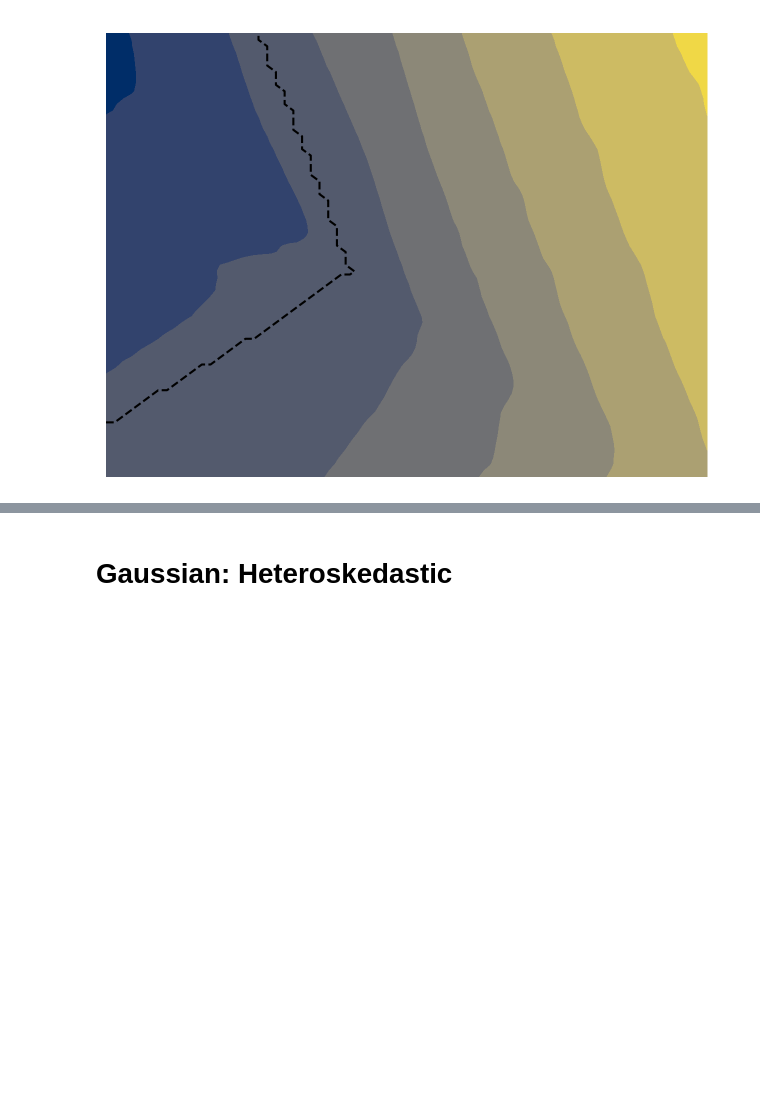
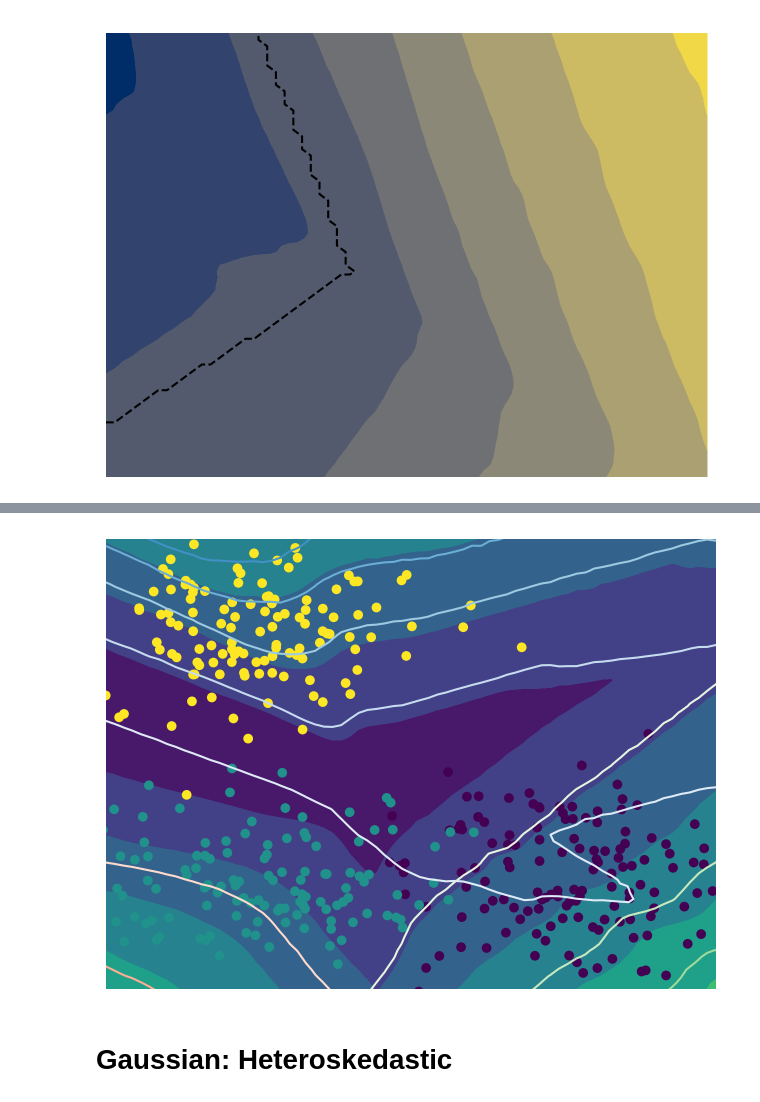
Before and after one commit to gerdm/bayes, a Jupyter notebook: exponential-families-ekf.ipynb, the cells around one changed output, grey strips where cells are left out. Drawn from its saved outputs; the diff is of its cells as text; code cells hidden in the pictures; blank space fills up the shorter version.

```diff
--- a/exponential-families-ekf.ipynb
+++ b/exponential-families-ekf.ipynb
@@ -122,0 +159,21 @@ MovieWriter ffmpeg unavailable; using Pillow instead.
+# %%
+ycat = y.argmax(axis=0).astype(float)
+# %%
+def log_partition(eta):
+    return jnp.log1p(jnp.exp(eta).sum())
+
+def suff_stat(y):
+    return y
+
+agent = ekf.ExpfamExtendedKalmanFilter(
+    model.apply,
+    log_partition,
+    suff_stat,
+    dynamics_covariance=0.0
+)
+
+bel_init = agent.init_bel(params, cov=1e-3)
+bel, bel_hist = agent.scan(bel_init, X, y.T[:, :])
+# %%
+# Link function
+eta = agent.apply_fn(bel_init.mean, X[0])
@@ -122,0 +204,20 @@ MovieWriter ffmpeg unavailable; using Pillow instead.
+# %%
+XX = np.mgrid[-2.5:2.5:0.05, -2.5:2.5:0.05]
+
+Xeval = einops.rearrange(XX, "d x y -> x y d")
+
+Z = agent.apply_fn(bel.mean, Xeval).squeeze()
+mean_Z = agent.mean(Z)
+
+plt.contourf(*XX, Z.max(axis=-1), cmap="viridis")
+plt.contour(*XX, mean_Z[..., 0], cmap="Greens")
+plt.contour(*XX, mean_Z[..., 1], cmap="Reds")
+plt.contour(*XX, mean_Z[..., 2], cmap="Blues")
+
+plt.scatter(*np.array(X).T, c=ycat)
+plt.ylim(-1.5, 2)
+plt.xlim(-1.5, 2)
+plt.axis("off")
+plt.tight_layout()
+# %% [output]
+[figure, added]
```
Also changed, not shown: parts of 24 cells of this notebook.
